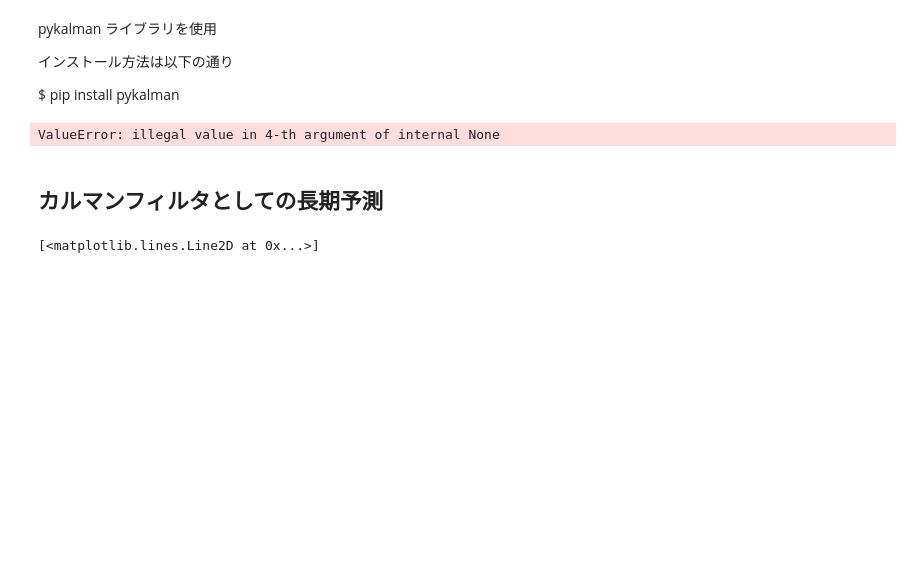
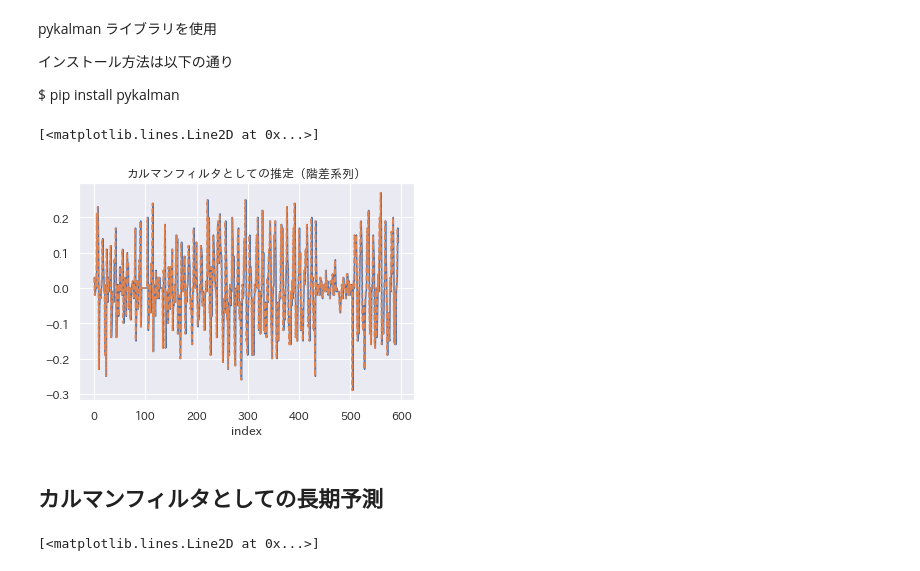
Before and after one commit to msiplab/EicEngLabIV, a Jupyter notebook: example02_04.ipynb, the cells around one changed output. Cells and saved outputs as stored; diff of their text form; code cells hidden in the pictures; blank space fills up the shorter version.

```diff
--- a/example02_04.ipynb
+++ b/example02_04.ipynb
@@ -498,22 +516,21 @@ kf = KalmanFilter(
 # %%
 # 訓練データ
 y_diff_train = df_timeseries['y_fillna_diff'][:ntrain].dropna()
 
 # フィルタ
 filtered_state_means, filtered_state_covs = kf.filter(y_diff_train)
-# フィルタ＋平滑化
-smoothed_state_means, smoothed_state_covs = kf.smooth(y_diff_train)
 # 訓練データの推定値
-pred_o_smoothed = smoothed_state_means.dot(H.T)
+pred_o_filtered = filtered_state_means.dot(H.T)
 
 # プロット
-#fig, ax = plt.subplots()
-#ax.set_title('カルマンフィルタとしての推定（階差系列）')
-#ax.set_xlabel('index')
+fig, ax = plt.subplots()
+ax.set_title('カルマンフィルタとしての推定（階差系列）')
+ax.set_xlabel('index')
 # ARモデルの予測（訓練データ区間）
 plt.plot(y_diff_train, label='observation')
-plt.plot(pred_o_smoothed, '--', label='predict')
+plt.plot(pred_o_filtered, '--', label='predict')
 # %% [output]
-ValueError: illegal value in 4-th argument of internal None
+[<matplotlib.lines.Line2D at 0x...>]
+[figure, added]
 # %% [markdown]
 ## カルマンフィルタとしての長期予測
```
Also changed, not shown: parts of 7 cells of this notebook.
